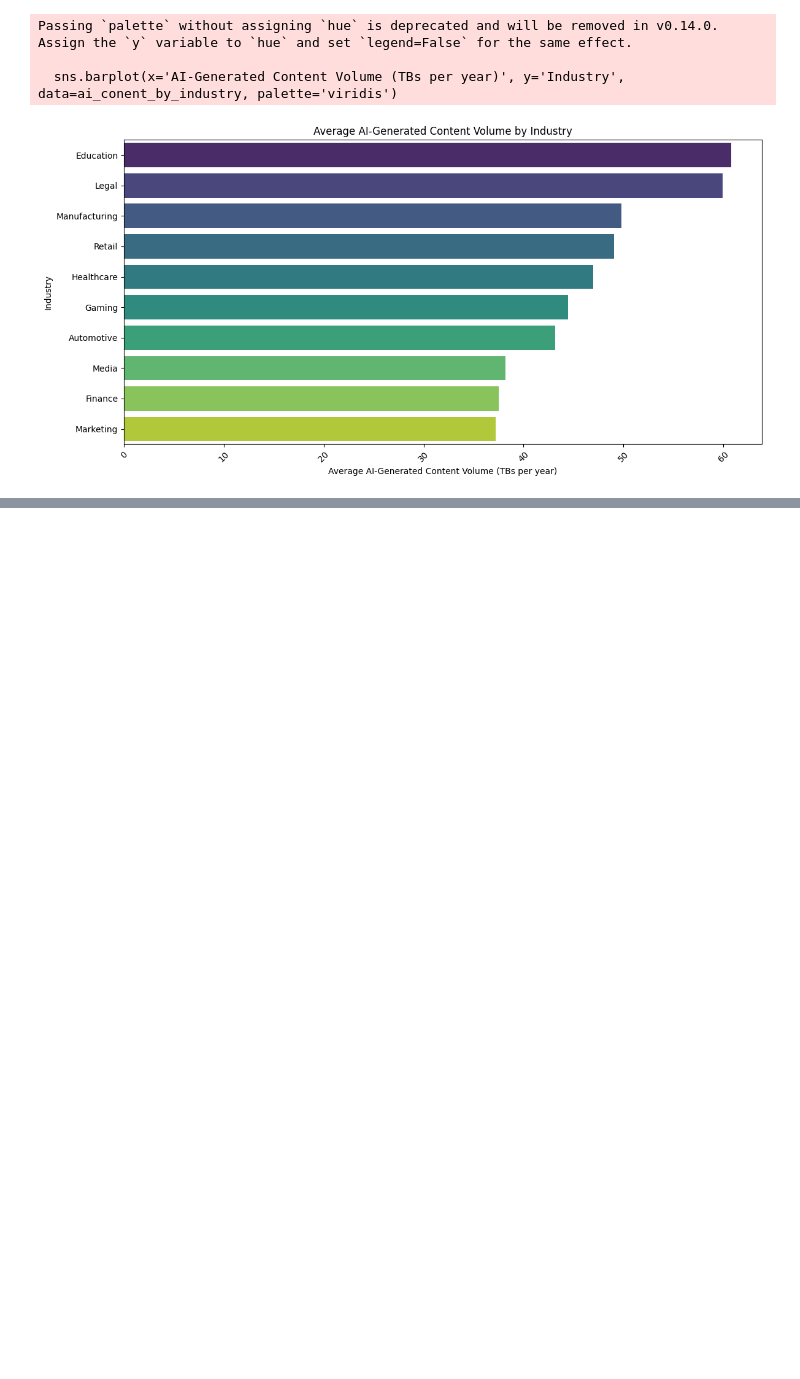
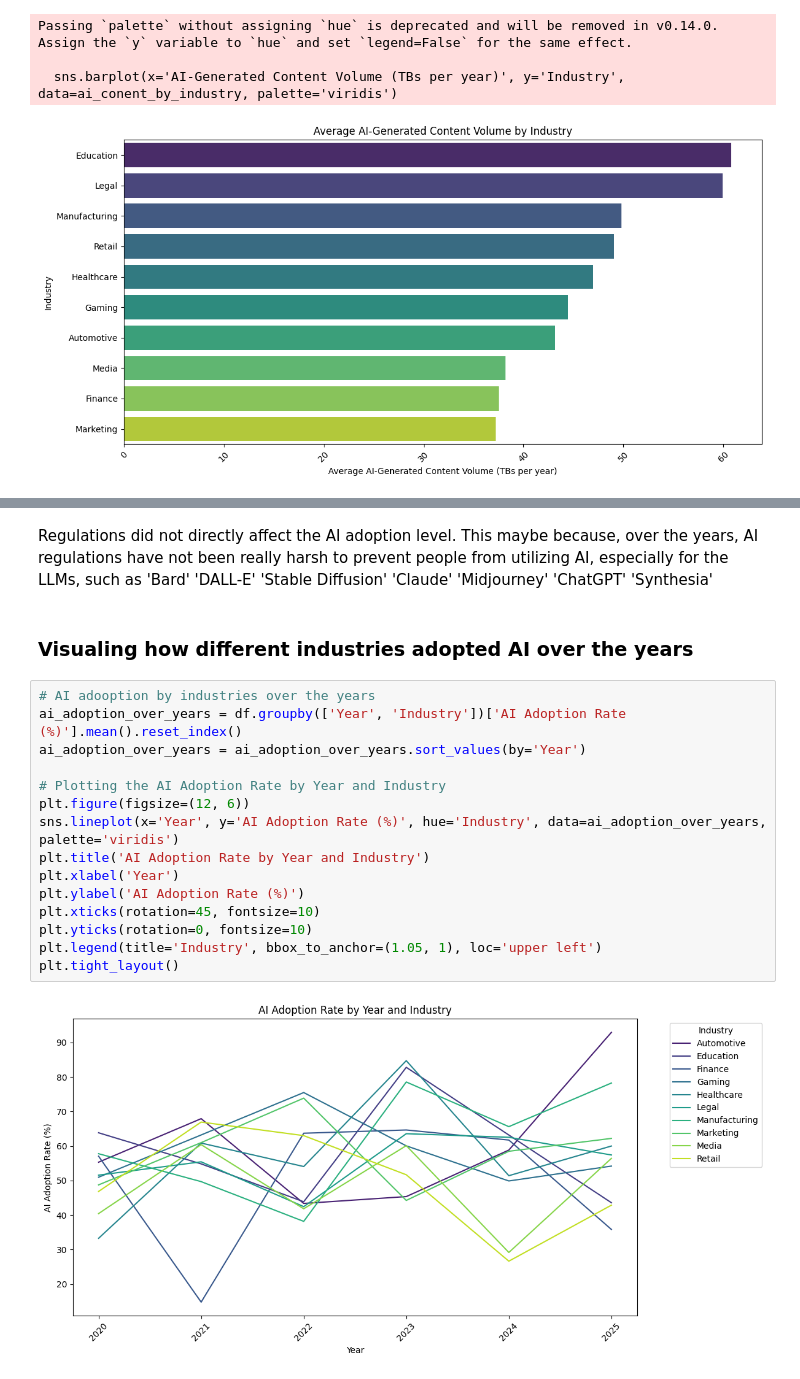
Before and after one commit to cesardushime/AI-Adoption-Job-Displacement-Analysis-2020-2025, a Jupyter notebook: ai_adoption_EDA.ipynb, the cells around one changed output, grey strips where cells are left out. Saved outputs shown, nothing was run; the diff lists cells and outputs as text; blank space fills up the shorter version.

```diff
--- a/ai_adoption_EDA.ipynb
+++ b/ai_adoption_EDA.ipynb
@@ -172,0 +215,22 @@ Passing `palette` without assigning `hue` is deprecated and will be removed in v
+# %% [markdown]
+Regulations did not directly affect the AI adoption level. This maybe because, over the years, AI regulations have not been really harsh to prevent people from utilizing AI, especially for the LLMs, such as 'Bard' 'DALL-E' 'Stable Diffusion' 'Claude' 'Midjourney' 'ChatGPT'
+ 'Synthesia'
+# %% [markdown]
+### Visualing how different industries adopted AI over the years
+# %%
+# AI adooption by industries over the years
+ai_adoption_over_years = df.groupby(['Year', 'Industry'])['AI Adoption Rate (%)'].mean().reset_index()
+ai_adoption_over_years = ai_adoption_over_years.sort_values(by='Year')
+
+# Plotting the AI Adoption Rate by Year and Industry
+plt.figure(figsize=(12, 6))
+sns.lineplot(x='Year', y='AI Adoption Rate (%)', hue='Industry', data=ai_adoption_over_years, palette='viridis')
+plt.title('AI Adoption Rate by Year and Industry')
+plt.xlabel('Year')
+plt.ylabel('AI Adoption Rate (%)')
+plt.xticks(rotation=45, fontsize=10)
+plt.yticks(rotation=0, fontsize=10)
+plt.legend(title='Industry', bbox_to_anchor=(1.05, 1), loc='upper left')
+plt.tight_layout()
+# %% [output]
+[figure, added]
```
Also changed, not shown: parts of 4 cells of this notebook.
